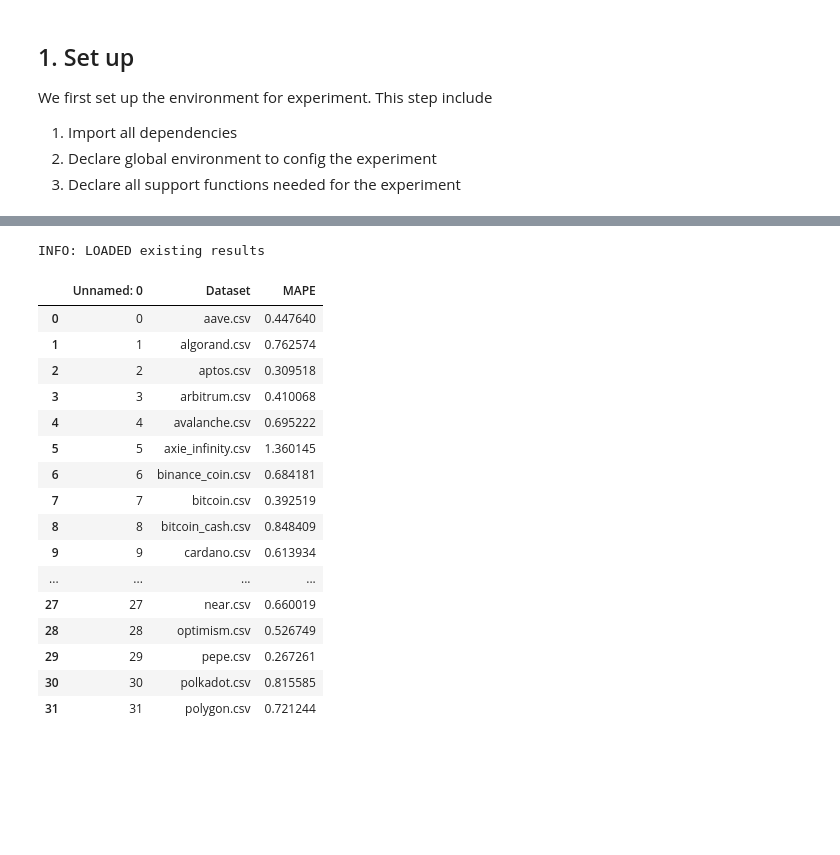
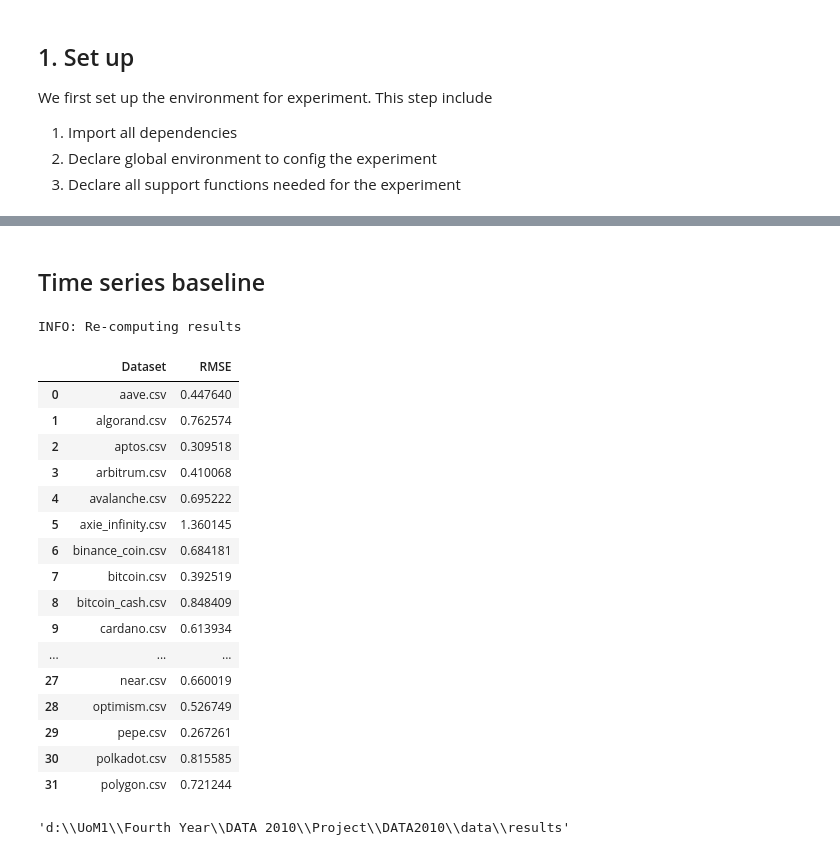
Before and after one commit to 18nghiado/DATA2010, a Jupyter notebook: experiments_feature_selection.ipynb, the cells around one changed output, grey strips where cells are left out. Saved outputs shown, nothing was run; the diff lists cells and outputs as text; code cells hidden in the pictures; blank space fills up the shorter version.

```diff
--- a/experiments_feature_selection.ipynb
+++ b/experiments_feature_selection.ipynb
@@ -88,7 +104,7 @@ RE_RUN_EVERYTHING = False
 
 seed_everything(INIT_SEED)
 
-files = os.listdir(DATA_PATH)[:3]
+files = os.listdir(DATA_PATH)
 # %% [markdown]
 ### 1.3. Declare all support functions needed for the experiment
 
@@ -477,0 +525,23 @@ Text(0.5, 1.0, 'Importance score of each feature from Random tree')
+# %%
+filter_performance = tmp_df[tmp_df['Performance (AUC)'] >= 0.7]
+
+display(filter_performance)
+
+good_performance_datasets_list = list(filter_performance['Dataset'].unique())
+performance_datasets_split = prepare_datasets(good_performance_datasets_list,ALL_FEAT_COLUMN, BINARY_LABEL_COLUMN)
+
+# Compute label ratio of each dataset that has high model performance
+rows = []
+for train, val, test in performance_datasets_split:
+    num_ones = test.y.sum().item()
+    num_zeros = (test.y == 0).sum().item()
+    total = len(test.y)
+
+    rows.append({
+        'Dataset': train.dataset_name,
+        '1 (%)': f"{num_ones/total*100:.1f}%",
+        '0 (%)': f"{num_zeros/total*100:.1f}%"
+    })
+
+df_label_balance = pd.DataFrame(rows)
+display(df_label_balance)
@@ -554,44 +649,49 @@ INFO: LOADED existing results
+# %% [markdown]
+## Time series baseline
 # %%
-files = os.listdir(DATA_PATH)
 task = REGRESSION_LABEL_COLUMN
 seed_everything(INIT_SEED)
 
 result_file_name = "mape_arima_regression.csv"
 result_path_file = os.path.join(RESULT_PATH,result_file_name)
 if os.path.isfile(result_path_file) and not RE_RUN_EVERYTHING:
     arima_df = pd.read_csv(result_path_file)
     print("INFO: LOADED existing results")
 
 else:
     print("INFO: Re-computing results")
     all_data_split = prepare_datasets(files, ALL_FEAT_COLUMN, task)
 
     all_rows_arima = []
     for train, val, test in tqdm(all_data_split):
         rmse = arima_baseline(train, test)
         all_rows_arima.append({'Dataset' : train.dataset_name, 'RMSE': rmse})
 
     arima_df = pd.DataFrame(all_rows_arima)
-    arima_df.to_csv(result_file_name, index= False)
+    arima_df.to_csv(result_path_file, index= False)
 
 
 arima_df.head(32)
 # %% [output]
-INFO: LOADED existing results
+INFO: Re-computing results
-|  | Unnamed: 0 | Dataset | MAPE |
-| 0 | 0 | aave.csv | 0.447640 |
-| 1 | 1 | algorand.csv | 0.762574 |
-| 2 | 2 | aptos.csv | 0.309518 |
-| 3 | 3 | arbitrum.csv | 0.410068 |
-| 4 | 4 | avalanche.csv | 0.695222 |
-| 5 | 5 | axie_infinity.csv | 1.360145 |
-| 6 | 6 | binance_coin.csv | 0.684181 |
-| 7 | 7 | bitcoin.csv | 0.392519 |
-| 8 | 8 | bitcoin_cash.csv | 0.848409 |
-| 9 | 9 | cardano.csv | 0.613934 |
-| ... | ... | ... | ... |
-| 27 | 27 | near.csv | 0.660019 |
-| 28 | 28 | optimism.csv | 0.526749 |
-| 29 | 29 | pepe.csv | 0.267261 |
-| 30 | 30 | polkadot.csv | 0.815585 |
-| 31 | 31 | polygon.csv | 0.721244 |
+|  | Dataset | RMSE |
+| 0 | aave.csv | 0.447640 |
+| 1 | algorand.csv | 0.762574 |
+| 2 | aptos.csv | 0.309518 |
+| 3 | arbitrum.csv | 0.410068 |
+| 4 | avalanche.csv | 0.695222 |
+| 5 | axie_infinity.csv | 1.360145 |
+| 6 | binance_coin.csv | 0.684181 |
+| 7 | bitcoin.csv | 0.392519 |
+| 8 | bitcoin_cash.csv | 0.848409 |
+| 9 | cardano.csv | 0.613934 |
+| ... | ... | ... |
+| 27 | near.csv | 0.660019 |
+| 28 | optimism.csv | 0.526749 |
+| 29 | pepe.csv | 0.267261 |
+| 30 | polkadot.csv | 0.815585 |
+| 31 | polygon.csv | 0.721244 |
+# %%
+RESULT_PATH
+# %% [output]
+'d:\\UoM1\\Fourth Year\\DATA 2010\\Project\\DATA2010\\data\\results'
```
Also changed, not shown: parts of 36 cells of this notebook, 10 other files.
